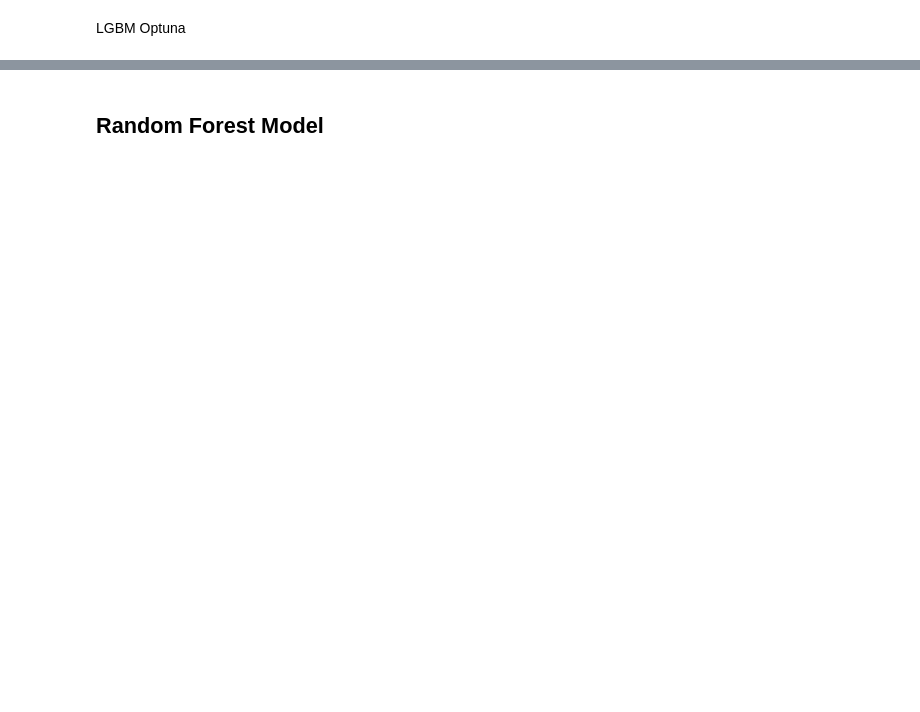
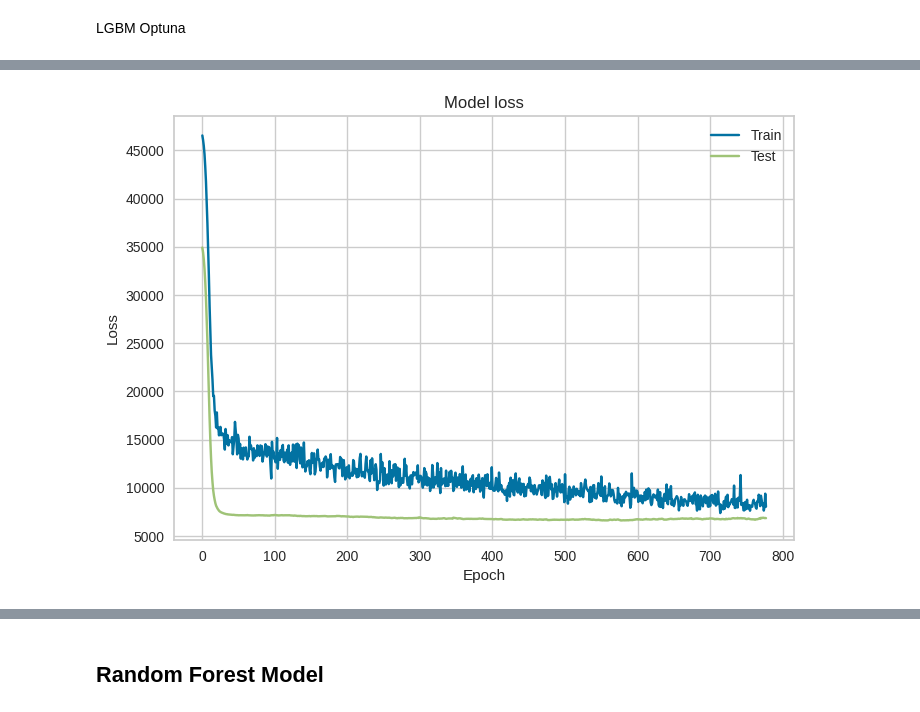
Before and after one commit to shipleydm/IS8036_PROJECT, a Jupyter notebook: IS8036.ipynb, the cells around one changed output, grey strips where cells are left out. Cells and saved outputs as stored; diff of their text form; code cells hidden in the pictures; blank space fills up the shorter version.

Commit message:
cleanup and added DNN model

```diff
--- a/IS8036.ipynb
+++ b/IS8036.ipynb
@@ -674,0 +604,3 @@ Feature Importance Plot is saved to /content/FIM_DARK.html
+# %%
+df_train_dnn = df_train.dropna()
+df_test_dnn = df_test.dropna()
@@ -674,0 +627,15 @@ Feature Importance Plot is saved to /content/FIM_DARK.html
+# %%
+# Build the model
+model = Sequential([
+    Dense(64, activation='relu', input_shape=[x_train.shape[1]],kernel_initializer='he_normal',kernel_regularizer='l2',name='input'),
+    Dropout(rate=0.4,name='drop1'),
+    Dense(32, activation='relu',kernel_initializer='he_normal',kernel_regularizer='l2',name='dense1'),
+    Dropout(rate=0.4,name='drop2'),
+    Dense(1,name='output')
+])
+
+# Compile the model
+OPTIMIZER=Adam(learning_rate=3e-4)
+model.compile(optimizer=OPTIMIZER, loss='mean_squared_error')
+
+model.summary()
@@ -674,0 +662,10 @@ Feature Importance Plot is saved to /content/FIM_DARK.html
+# %%
+# patient early stopping
+es = EarlyStopping(monitor='val_loss', mode='min', verbose=1, patience=200)
+
+# Train the model
+history = model.fit(x_train,y_train, epochs=1000, batch_size=64, validation_data=(x_test, y_test), callbacks=[es])
+
+# Evaluate the model
+test_loss = model.evaluate(x_test, y_test)
+print('Test loss:', test_loss)
@@ -674,0 +690,11 @@ Feature Importance Plot is saved to /content/FIM_DARK.html
+# %%
+# Plot training & validation loss values
+plt.plot(history.history['loss'])
+plt.plot(history.history['val_loss'])
+plt.title('Model loss')
+plt.ylabel('Loss')
+plt.xlabel('Epoch')
+plt.legend(['Train', 'Test'], loc='upper right')
+plt.show()
+# %% [output]
+[figure, added]
```
Also changed, not shown: parts of 30 cells of this notebook.
